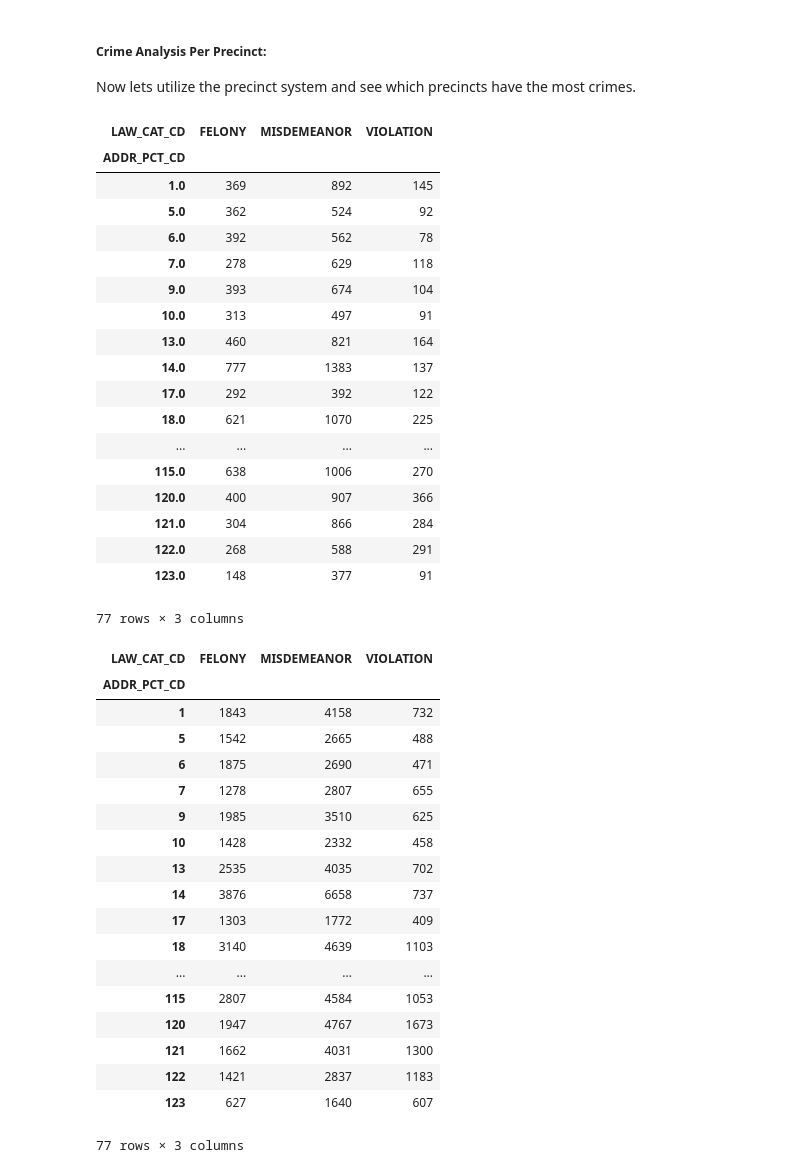
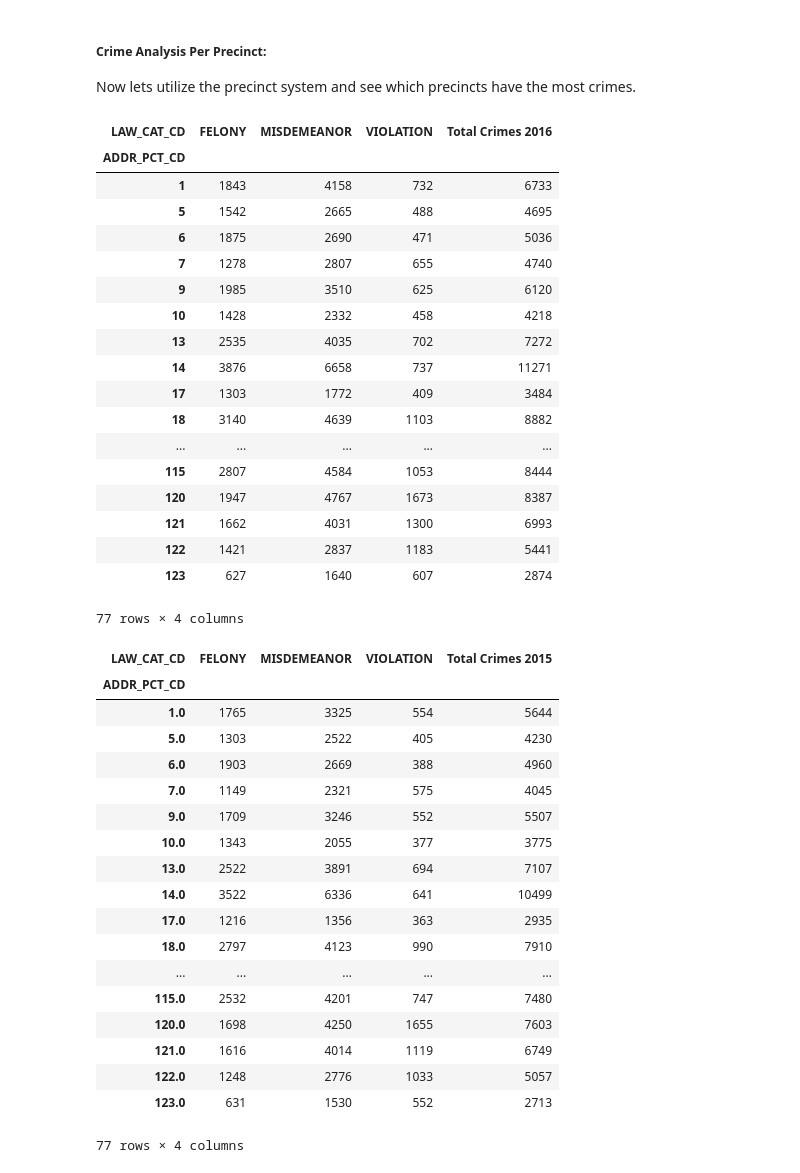
Before and after one commit to WilliamJCole/Final_Project, a Jupyter notebook: IS362 Final Project - Noise & Crime.ipynb, the cells around one changed output. Drawn from its saved outputs; the diff is of its cells as text; code cells hidden in the pictures.

```diff
--- a/IS362 Final Project - Noise & Crime.ipynb
+++ b/IS362 Final Project - Noise & Crime.ipynb
@@ -73,7 +73,7 @@ noise416
 # %% [markdown]
 ##### Crime:
 # %%
-crime2016 = pd.read_csv('https://raw.githubusercontent.com/WilliamJCole/IS362_Final_Project/master/Files/NYPD_Complaint_Data_Current_2016.csv',sep=',')
+crime2016 = pd.read_csv('https://raw.githubusercontent.com/WilliamJCole/IS362_Final_Project/master/Files/NYPD_Complaint_Data_2016.csv',sep=',')
 crime2016
 # %% [output]
 |  | CMPLNT_NUM | CMPLNT_FR_DT | OFNS_DESC | PD_DESC | LAW_CAT_CD | BORO_NM | ADDR_PCT_CD | X_COORD_CD | ... |
@@ -233,47 +233,49 @@ So to beter visualize the total complaints in zip codes, I entered the informati
 Now lets utilize the precinct system and see which precincts have the most crimes.
 # %%
 crimebyPrecinct2016 = pd.crosstab(crime2016.ADDR_PCT_CD,crime2016.LAW_CAT_CD)
+crimebyPrecinct2016['Total Crimes 2016'] = crimebyPrecinct2016.sum(axis=1)
 crimebyPrecinct2016
 # %% [output]
-| LAW_CAT_CD | FELONY | MISDEMEANOR | VIOLATION |
-| ADDR_PCT_CD |  |  |  |
-| 1.0 | 369 | 892 | 145 |
-| 5.0 | 362 | 524 | 92 |
-| 6.0 | 392 | 562 | 78 |
-| 7.0 | 278 | 629 | 118 |
-| 9.0 | 393 | 674 | 104 |
-| 10.0 | 313 | 497 | 91 |
-| 13.0 | 460 | 821 | 164 |
-| 14.0 | 777 | 1383 | 137 |
-| 17.0 | 292 | 392 | 122 |
-| 18.0 | 621 | 1070 | 225 |
-| ... | ... | ... | ... |
-| 115.0 | 638 | 1006 | 270 |
-| 120.0 | 400 | 907 | 366 |
-| 121.0 | 304 | 866 | 284 |
-| 122.0 | 268 | 588 | 291 |
-| 123.0 | 148 | 377 | 91 |
+| LAW_CAT_CD | FELONY | MISDEMEANOR | VIOLATION | Total Crimes 2016 |
+| ADDR_PCT_CD |  |  |  |  |
+| 1 | 1843 | 4158 | 732 | 6733 |
+| 5 | 1542 | 2665 | 488 | 4695 |
+| 6 | 1875 | 2690 | 471 | 5036 |
+| 7 | 1278 | 2807 | 655 | 4740 |
+| 9 | 1985 | 3510 | 625 | 6120 |
+| 10 | 1428 | 2332 | 458 | 4218 |
+| 13 | 2535 | 4035 | 702 | 7272 |
+| 14 | 3876 | 6658 | 737 | 11271 |
+| 17 | 1303 | 1772 | 409 | 3484 |
+| 18 | 3140 | 4639 | 1103 | 8882 |
+| ... | ... | ... | ... | ... |
+| 115 | 2807 | 4584 | 1053 | 8444 |
+| 120 | 1947 | 4767 | 1673 | 8387 |
+| 121 | 1662 | 4031 | 1300 | 6993 |
+| 122 | 1421 | 2837 | 1183 | 5441 |
+| 123 | 627 | 1640 | 607 | 2874 |
-77 rows × 3 columns
+77 rows × 4 columns
 # %%
 crimebyPrecinct2015 = pd.crosstab(crime2015.ADDR_PCT_CD,crime2015.LAW_CAT_CD)
+crimebyPrecinct2015['Total Crimes 2015'] = crimebyPrecinct2015.sum(axis=1)
 crimebyPrecinct2015
 # %% [output]
-| LAW_CAT_CD | FELONY | MISDEMEANOR | VIOLATION |
-| ADDR_PCT_CD |  |  |  |
-| 1 | 1843 | 4158 | 732 |
-| 5 | 1542 | 2665 | 488 |
-| 6 | 1875 | 2690 | 471 |
-| 7 | 1278 | 2807 | 655 |
-| 9 | 1985 | 3510 | 625 |
-| 10 | 1428 | 2332 | 458 |
-| 13 | 2535 | 4035 | 702 |
-| 14 | 3876 | 6658 | 737 |
-| 17 | 1303 | 1772 | 409 |
-| 18 | 3140 | 4639 | 1103 |
-| ... | ... | ... | ... |
-| 115 | 2807 | 4584 | 1053 |
-| 120 | 1947 | 4767 | 1673 |
-| 121 | 1662 | 4031 | 1300 |
-| 122 | 1421 | 2837 | 1183 |
-| 123 | 627 | 1640 | 607 |
+| LAW_CAT_CD | FELONY | MISDEMEANOR | VIOLATION | Total Crimes 2015 |
+| ADDR_PCT_CD |  |  |  |  |
+| 1.0 | 1765 | 3325 | 554 | 5644 |
+| 5.0 | 1303 | 2522 | 405 | 4230 |
+| 6.0 | 1903 | 2669 | 388 | 4960 |
+| 7.0 | 1149 | 2321 | 575 | 4045 |
+| 9.0 | 1709 | 3246 | 552 | 5507 |
+| 10.0 | 1343 | 2055 | 377 | 3775 |
+| 13.0 | 2522 | 3891 | 694 | 7107 |
+| 14.0 | 3522 | 6336 | 641 | 10499 |
+| 17.0 | 1216 | 1356 | 363 | 2935 |
+| 18.0 | 2797 | 4123 | 990 | 7910 |
+| ... | ... | ... | ... | ... |
+| 115.0 | 2532 | 4201 | 747 | 7480 |
+| 120.0 | 1698 | 4250 | 1655 | 7603 |
+| 121.0 | 1616 | 4014 | 1119 | 6749 |
+| 122.0 | 1248 | 2776 | 1033 | 5057 |
+| 123.0 | 631 | 1530 | 552 | 2713 |
-77 rows × 3 columns
+77 rows × 4 columns
```
Also changed, not shown: parts of 5 cells of this notebook.
